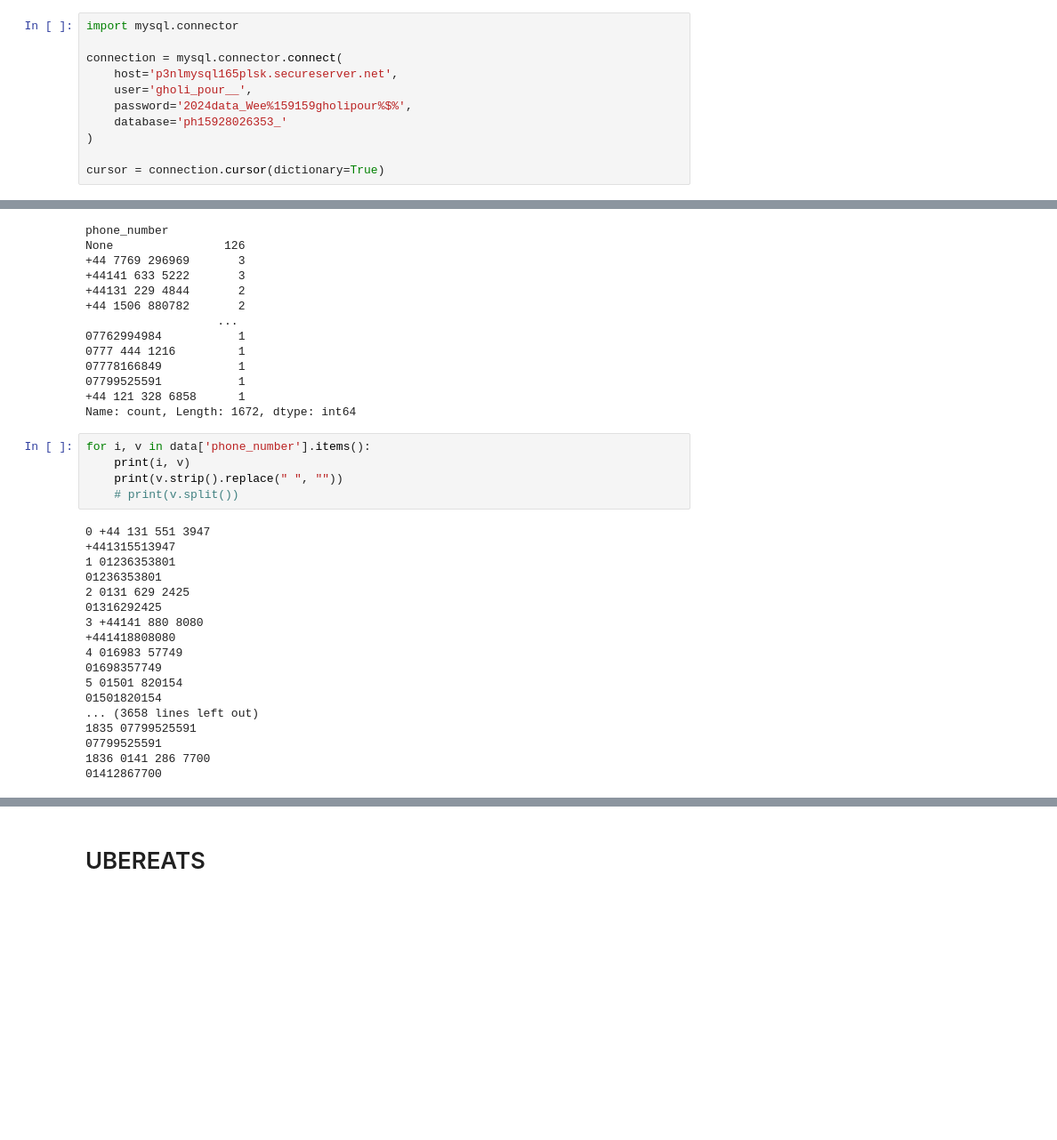
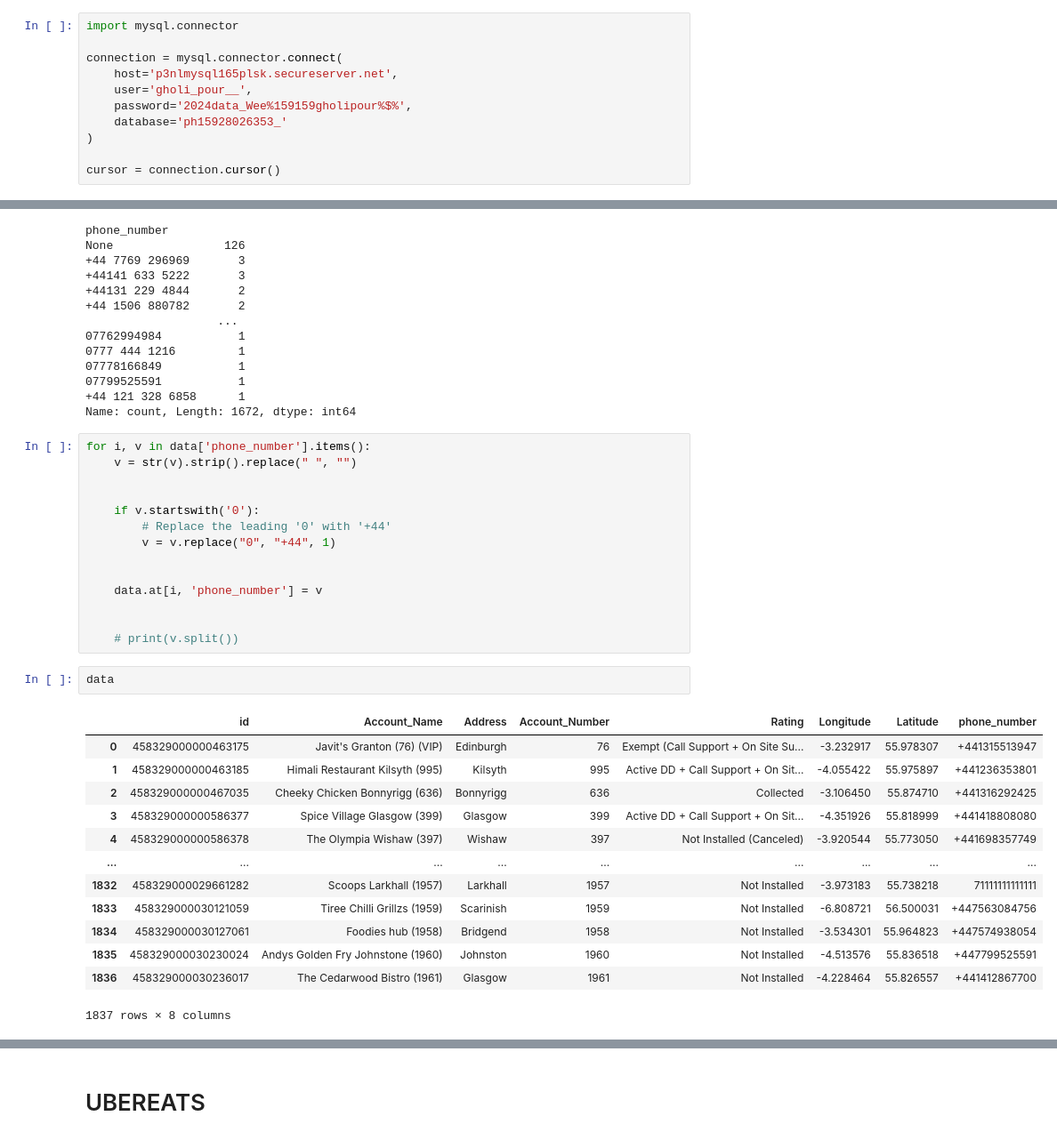
Before and after one commit to Milad-aghdam/Orange-Theater, a Jupyter notebook: Data/Data_preprocessing/phone_number.ipynb, the cells around one changed output, grey strips where cells are left out. Shown at 89% size. Drawn from its saved outputs; the diff is of its cells as text; blank space fills up the shorter version.

```diff
--- a/Data/Data_preprocessing/phone_number.ipynb
+++ b/Data/Data_preprocessing/phone_number.ipynb
@@ -204,7 +204,7 @@ connection = mysql.connector.connect(
     database='ph15928026353_'
 )
 
-cursor = connection.cursor(dictionary=True)
+cursor = connection.cursor()
 # %%
 cursor.execute("SELECT * FROM Mealzo")
 myresult = cursor.fetchall()
@@ -259,24 +259,31 @@ None                126
 Name: count, Length: 1672, dtype: int64
 # %%
 for i, v in data['phone_number'].items():
-    print(i, v)
-    print(v.strip().replace(" ", ""))
+    v = str(v).strip().replace(" ", "")
+
+
+    if v.startswith('0'):
+        # Replace the leading '0' with '+44'
+        v = v.replace("0", "+44", 1)
+
+
+    data.at[i, 'phone_number'] = v
+
+
     # print(v.split())
-# %% [output]
-0 +44 131 551 3947
-+441315513947
-1 01236353801
-01236353801
-2 0131 629 2425
-01316292425
-3 +44141 880 8080
-+441418808080
-4 016983 57749
-01698357749
-5 01501 820154
-01501820154
-... (3658 lines left out)
-1835 07799525591
-07799525591
-1836 0141 286 7700
-01412867700
+# %%
+data
+# %% [output]
+|  | id | Account_Name | Address | Account_Number | Rating | Longitude | Latitude | phone_number |
+| 0 | 458329000000463175 | Javit's Granton (76) (VIP) | Edinburgh | 76 | Exempt (Call Support + On Site Su... | -3.232917 | 55.978307 | +441315513947 |
+| 1 | 458329000000463185 | Himali Restaurant Kilsyth (995) | Kilsyth | 995 | Active DD + Call Support + On Sit... | -4.055422 | 55.975897 | +441236353801 |
+| 2 | 458329000000467035 | Cheeky Chicken Bonnyrigg (636) | Bonnyrigg | 636 | Collected | -3.106450 | 55.874710 | +441316292425 |
+| 3 | 458329000000586377 | Spice Village Glasgow (399) | Glasgow | 399 | Active DD + Call Support + On Sit... | -4.351926 | 55.818999 | +441418808080 |
+| 4 | 458329000000586378 | The Olympia Wishaw (397) | Wishaw | 397 | Not Installed (Canceled) | -3.920544 | 55.773050 | +441698357749 |
+| ... | ... | ... | ... | ... | ... | ... | ... | ... |
+| 1832 | 458329000029661282 | Scoops Larkhall (1957) | Larkhall | 1957 | Not Installed | -3.973183 | 55.738218 | 71111111111111 |
+| 1833 | 458329000030121059 | Tiree Chilli Grillzs (1959) | Scarinish | 1959 | Not Installed | -6.808721 | 56.500031 | +447563084756 |
+| 1834 | 458329000030127061 | Foodies hub (1958) | Bridgend | 1958 | Not Installed | -3.534301 | 55.964823 | +447574938054 |
+| 1835 | 458329000030230024 | Andys Golden Fry Johnstone (1960) | Johnston | 1960 | Not Installed | -4.513576 | 55.836518 | +447799525591 |
+| 1836 | 458329000030236017 | The Cedarwood Bistro (1961) | Glasgow | 1961 | Not Installed | -4.228464 | 55.826557 | +441412867700 |
+1837 rows × 8 columns
```
Also changed, not shown: parts of 4 cells of this notebook, 8 other files.
